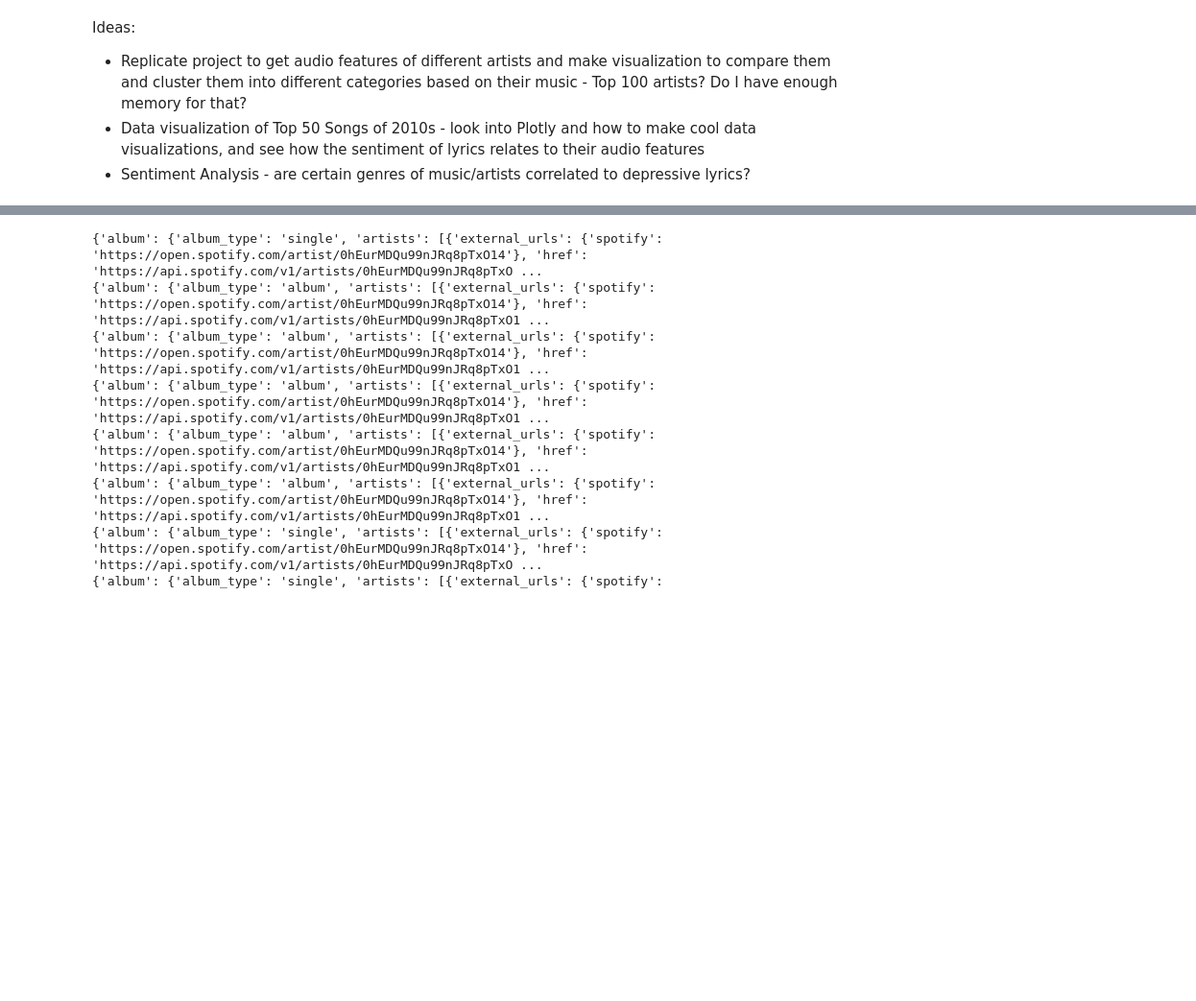
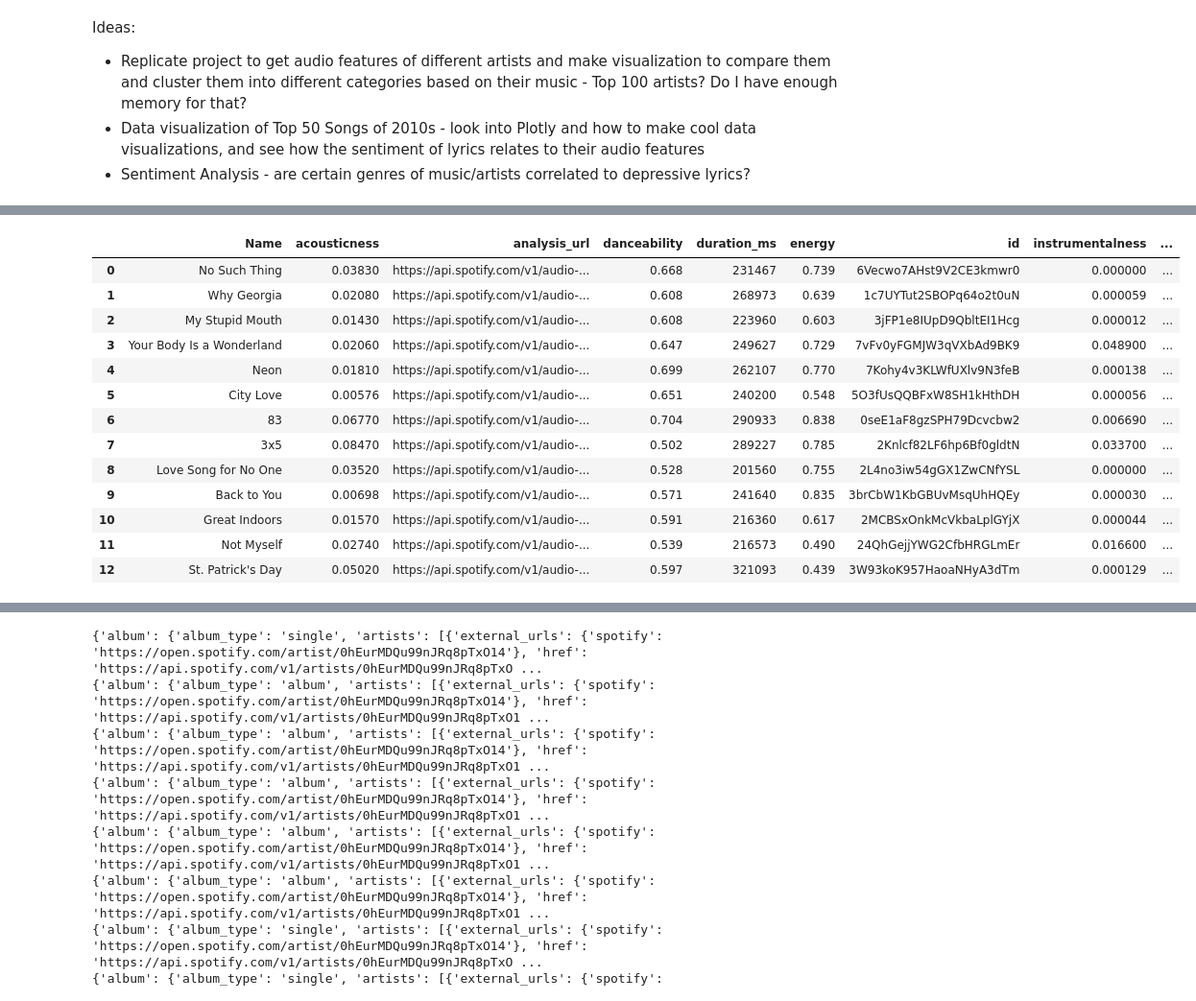
Before and after one commit to artunggal/SpotifyAnalysis, a Jupyter notebook: SpotifyAudioFeatures.ipynb, the cells around one changed output, grey strips where cells are left out. Shown at 96% size. Saved outputs shown, nothing was run; the diff lists cells and outputs as text; code cells hidden in the pictures; blank space fills up the shorter version.

```diff
--- a/SpotifyAudioFeatures.ipynb
+++ b/SpotifyAudioFeatures.ipynb
@@ -56 +120,47 @@ get_artist("Drake")["uri"]
+# %%
+# retrieves audio features for an album given the album uri
+def album_audio_features(album_uri):
+    audio = pd.DataFrame()
+    for song in sp.album_tracks(album_uri)['items']:
+        df = pd.DataFrame([sp.audio_features(song["uri"])[0]])
+        df["Name"] = song["name"]
+        cols = df.columns.tolist()
+        cols = cols[-1:] + cols[:-1]
+        df = df[cols]
+        if audio.empty:
+            audio = df
+        else:
+            audio = pd.concat([audio, df])
+    audio = audio.reset_index(drop=True)
+    return audio
+
+album_audio_features('spotify:album:3yHOaiXecTJVUdn7mApZ48')
+
+#artist = pd.DataFrame()
+#for song in sp.album_tracks('spotify:album:3yHOaiXecTJVUdn7mApZ48')['items']:
+#    df = pd.DataFrame([sp.audio_features(song["uri"])[0]])
+#    df["Name"] = song["name"]
+#    cols = df.columns.tolist()
+#    cols = cols[-1:] + cols[:-1]
+#    df = df[cols]
+#    if artist.empty:
+#        artist = df
+#    else:
+#        artist = pd.concat([artist, df])
+#artist
+# %% [output]
+|  | Name | acousticness | analysis_url | danceability | duration_ms | energy | id | instrumentalness | ... |
+| 0 | No Such Thing | 0.03830 | https://api.spotify.com/v1/audio-... | 0.668 | 231467 | 0.739 | 6Vecwo7AHst9V2CE3kmwr0 | 0.000000 | ... |
+| 1 | Why Georgia | 0.02080 | https://api.spotify.com/v1/audio-... | 0.608 | 268973 | 0.639 | 1c7UYTut2SBOPq64o2t0uN | 0.000059 | ... |
+| 2 | My Stupid Mouth | 0.01430 | https://api.spotify.com/v1/audio-... | 0.608 | 223960 | 0.603 | 3jFP1e8IUpD9QbltEI1Hcg | 0.000012 | ... |
+| 3 | Your Body Is a Wonderland | 0.02060 | https://api.spotify.com/v1/audio-... | 0.647 | 249627 | 0.729 | 7vFv0yFGMJW3qVXbAd9BK9 | 0.048900 | ... |
+| 4 | Neon | 0.01810 | https://api.spotify.com/v1/audio-... | 0.699 | 262107 | 0.770 | 7Kohy4v3KLWfUXlv9N3feB | 0.000138 | ... |
+| 5 | City Love | 0.00576 | https://api.spotify.com/v1/audio-... | 0.651 | 240200 | 0.548 | 5O3fUsQQBFxW8SH1kHthDH | 0.000056 | ... |
+| 6 | 83 | 0.06770 | https://api.spotify.com/v1/audio-... | 0.704 | 290933 | 0.838 | 0seE1aF8gzSPH79Dcvcbw2 | 0.006690 | ... |
+| 7 | 3x5 | 0.08470 | https://api.spotify.com/v1/audio-... | 0.502 | 289227 | 0.785 | 2Knlcf82LF6hp6Bf0gldtN | 0.033700 | ... |
+| 8 | Love Song for No One | 0.03520 | https://api.spotify.com/v1/audio-... | 0.528 | 201560 | 0.755 | 2L4no3iw54gGX1ZwCNfYSL | 0.000000 | ... |
+| 9 | Back to You | 0.00698 | https://api.spotify.com/v1/audio-... | 0.571 | 241640 | 0.835 | 3brCbW1KbGBUvMsqUhHQEy | 0.000030 | ... |
+| 10 | Great Indoors | 0.01570 | https://api.spotify.com/v1/audio-... | 0.591 | 216360 | 0.617 | 2MCBSxOnkMcVkbaLplGYjX | 0.000044 | ... |
+| 11 | Not Myself | 0.02740 | https://api.spotify.com/v1/audio-... | 0.539 | 216573 | 0.490 | 24QhGejjYWG2CfbHRGLmEr | 0.016600 | ... |
+| 12 | St. Patrick's Day | 0.05020 | https://api.spotify.com/v1/audio-... | 0.597 | 321093 | 0.439 | 3W93koK957HaoaNHyA3dTm | 0.000129 | ... |
 # %%
```
Also changed, not shown: parts of 55 cells of this notebook, 1 other file.
